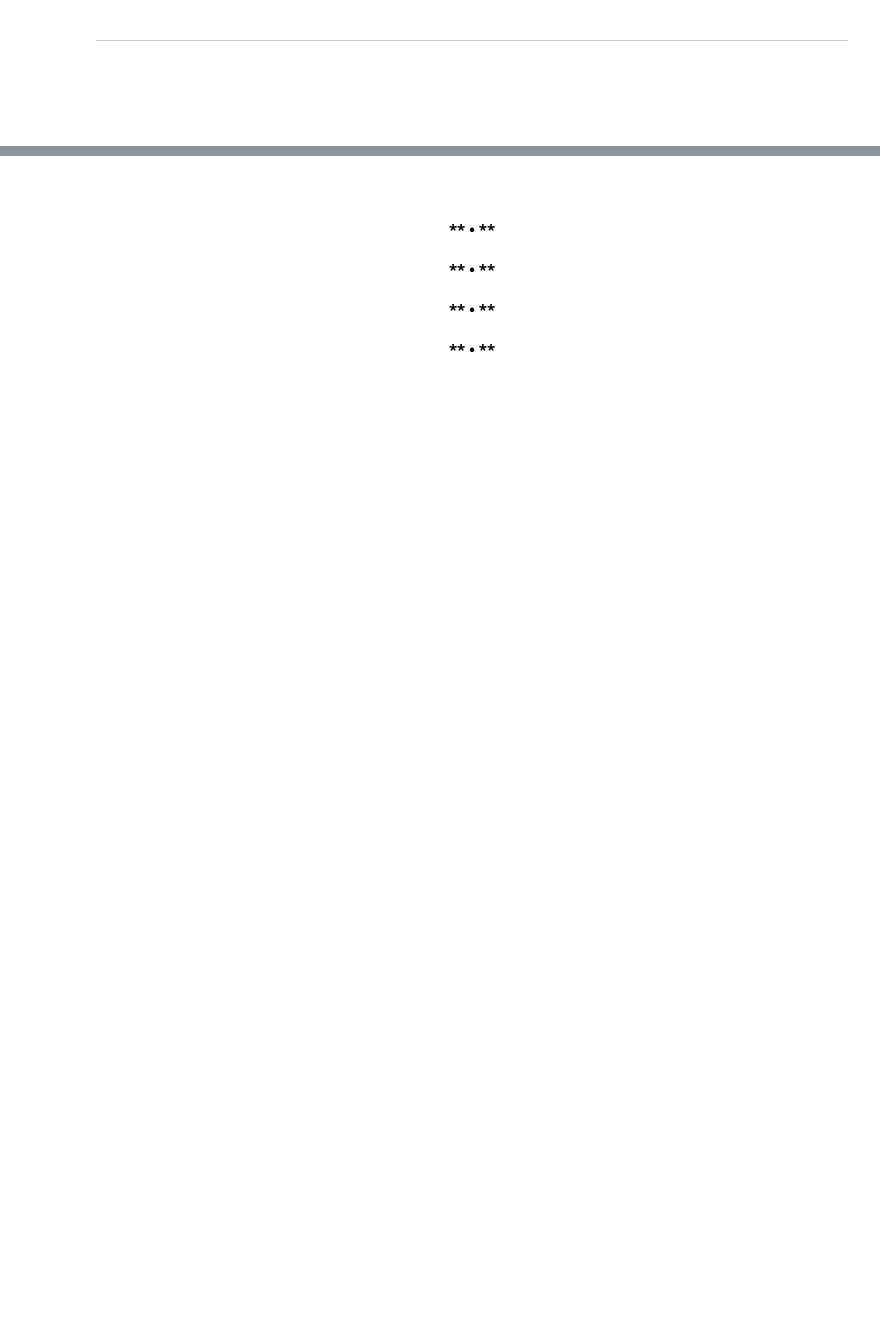
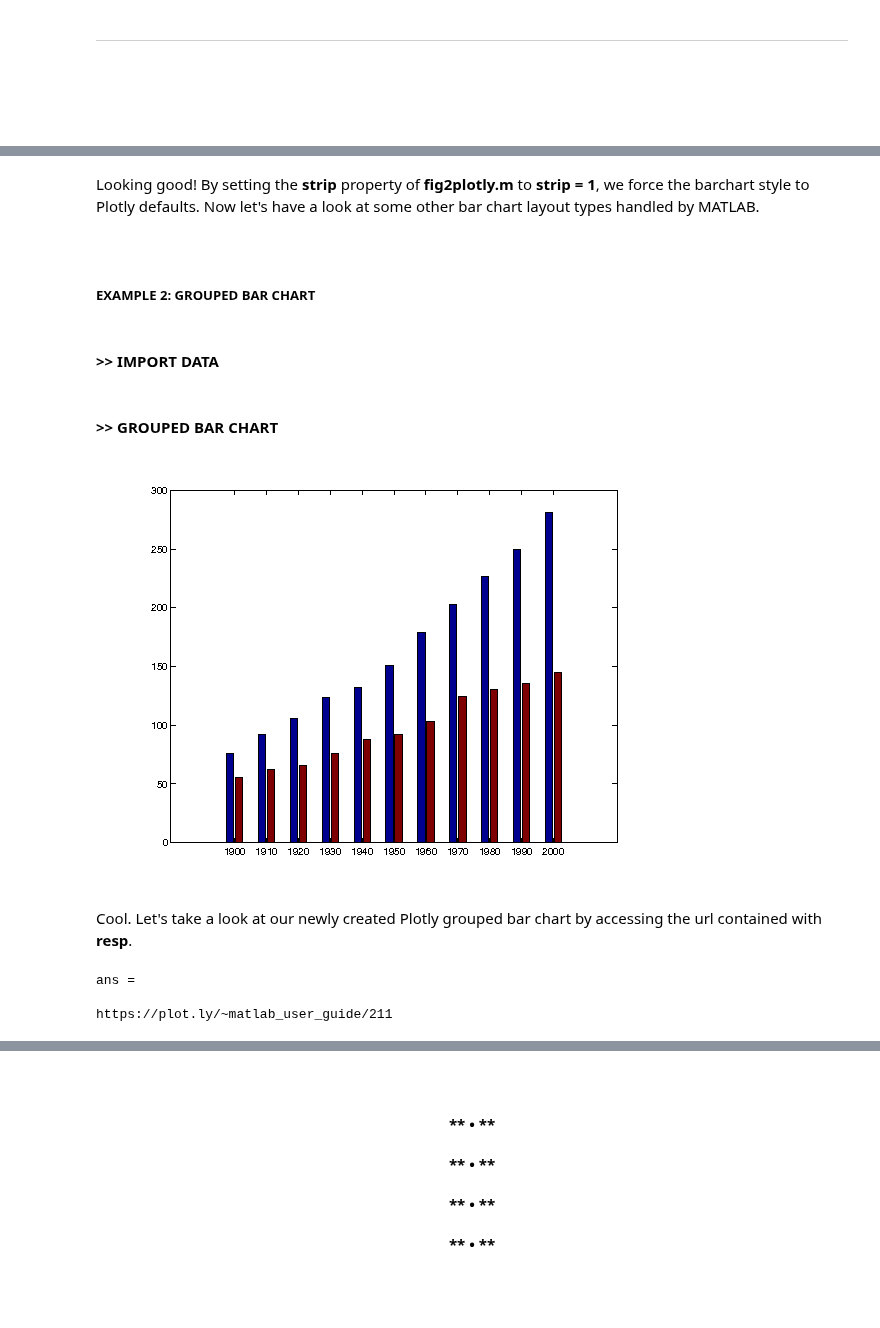
Before and after one commit to icopavan/MATLAB-User-Guide, a Jupyter notebook: 01_Bar_Charts.ipynb, the cells around one changed output, grey strips where cells are left out. Saved outputs shown, nothing was run; the diff lists cells and outputs as text; code cells hidden in the pictures; blank space fills up the shorter version.

```diff
--- a/01_Bar_Charts.ipynb
+++ b/01_Bar_Charts.ipynb
@@ -125,0 +96,45 @@ show_plot('https://plot.ly/~bronsolo/56/')
+# %% [markdown]
+Looking good! By setting the **strip** property of **fig2plotly.m** to **strip = 1**, we force the barchart style to Plotly defaults. Now let's have a look at some other bar chart layout types handled by MATLAB.
+<br>
+<br>
+# %% [markdown]
+<h5>EXAMPLE 2: GROUPED BAR CHART</h5>
+# %% [markdown]
+<h4>>> IMPORT DATA</h4>
+# %%
+%%matlab
+
+data.x = 1900:10:2000;
+
+data.y1 = [75.99,91.92,105.71,...
+           123.23,131.69,...
+           150.67,179.33,203.12,...
+           226.55,249.63,281.42];
+
+data.y2 = [55.2,61.972,65.71,...
+           76.23,87.669,...
+           91.7,103.23,124.21,...
+           130.55,135.63,145.22];
+# %% [markdown]
+<h4>>> GROUPED BAR CHART </h4>
+# %%
+%%matlab
+
+%create MATLAB bar chart
+fig = figure;
+bar(data.x, [data.y1' data.y2'],'grouped');
+
+%PLOTLY
+resp = fig2plotly(fig,'strip',1);
+# %% [output]
+[figure, added]
+# %% [markdown]
+Cool. Let's take a look at our newly created Plotly grouped bar chart by accessing the url contained with **resp**.
+# %%
+%%matlab
+
+resp.url
+# %% [output]
+ans =
+
+https://plot.ly/~matlab_user_guide/211
```
Also changed, not shown: parts of 62 cells of this notebook, 6 other files.
